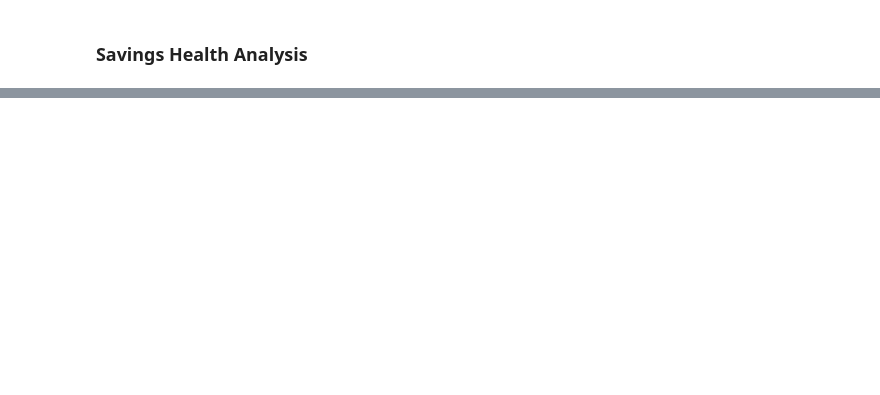
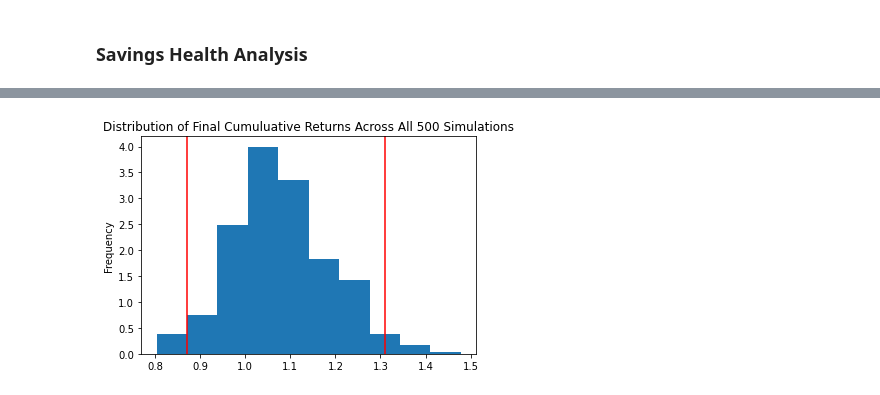
Before and after one commit to Emitecaps/APIs_HW_Financial_Planning, a Jupyter notebook: financial-planner.ipynb, the cells around one changed output, grey strips where cells are left out. Cells and saved outputs as stored; diff of their text form; code cells hidden in the pictures; blank space fills up the shorter version.

```diff
--- a/financial-planner.ipynb
+++ b/financial-planner.ipynb
@@ -292,0 +228,5 @@ print(f"There is a 95% chance that an initial investment of ${initial_investment
+# %%
+# Plot probability distribution and confidence intervals
+dist_plot_five = MC_five_year.plot_distribution()
+# %% [output]
+[figure, added]
```
Also changed, not shown: parts of 54 cells of this notebook.
